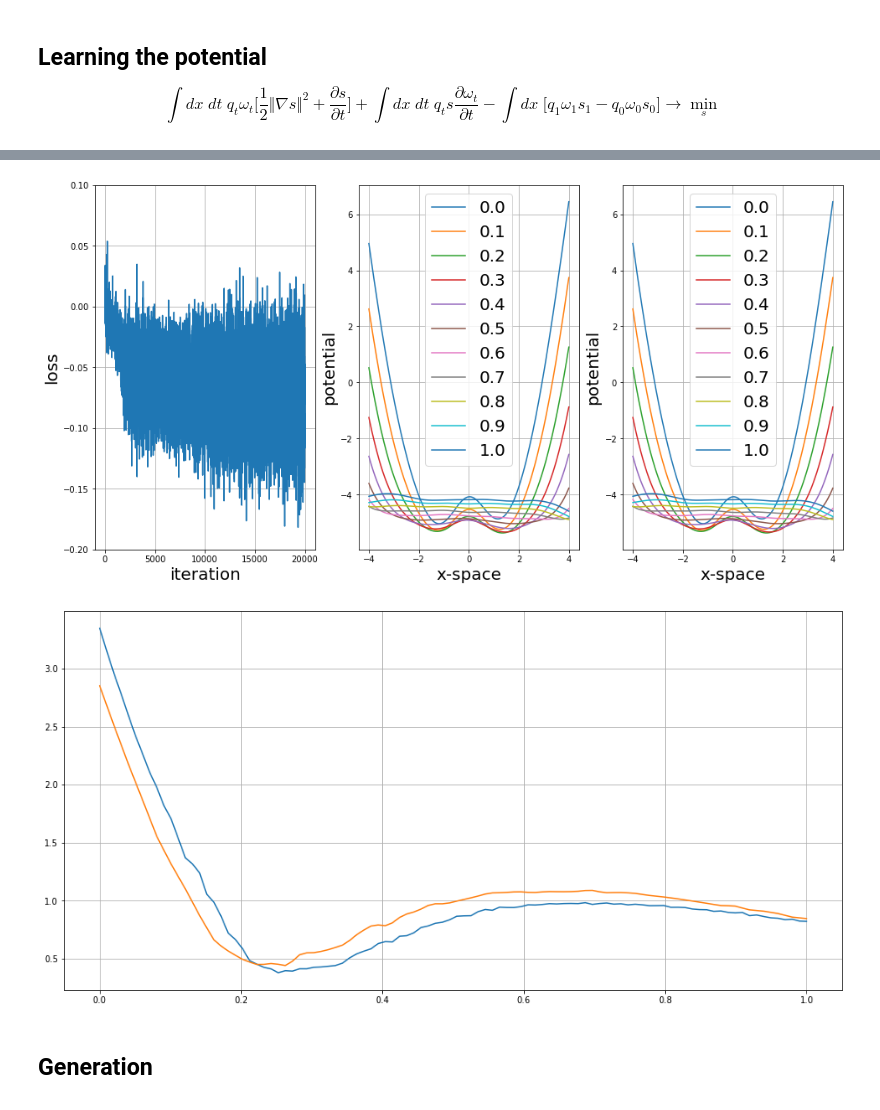
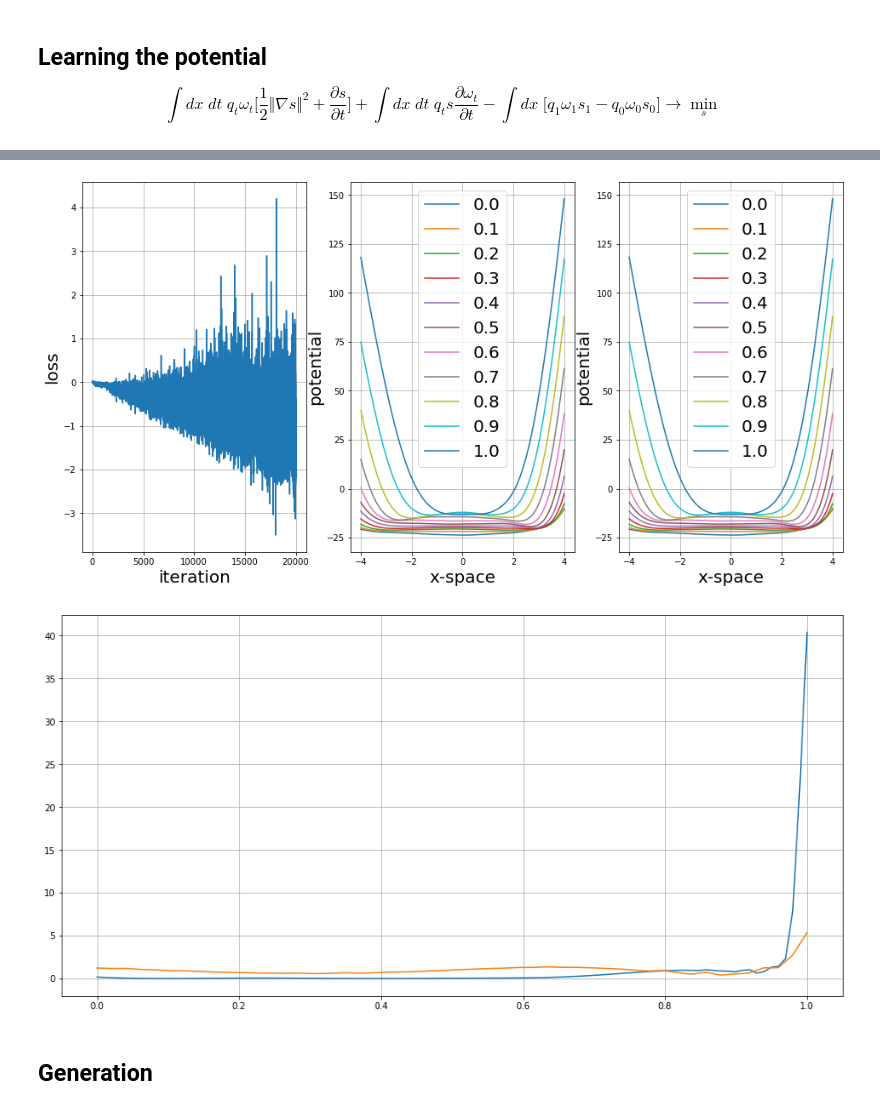
Before and after one commit to necludov/action-matching-pytorch, a Jupyter notebook: notebooks/VP-DDPM.ipynb, the cells around one changed output, grey strips where cells are left out. Saved outputs shown, nothing was run; the diff lists cells and outputs as text; code cells hidden in the pictures.

```diff
--- a/notebooks/VP-DDPM.ipynb
+++ b/notebooks/VP-DDPM.ipynb
@@ -67,21 +82,4 @@ $$\int dx\;dt\;q_t\omega_t\bigg[\frac{1}{2}\Vert\nabla s\Vert^2 + \frac{\partial
 # %%
 net = toynet.SmallMLP().to(device)
 s = get_s(net, 'generic')
-loss_AM = AdaptiveLoss()
+loss_AM = AdaptiveLoss(alpha=1e-2)
-# %%
-torch.manual_seed(1)
-
-optimizer = optim.Adam(net.parameters(), lr=1e-4, betas=(.9, .999))
-n_iter = 20000
-n_samples = 512
-losses = np.zeros(n_iter)
-for i in range(n_iter):
-    for p in net.parameters(): p.grad = None
-
-    x = data[torch.randperm(data.shape[0])[:n_samples]]
-    loss = loss_AM.get_loss(s, x, q_t)
-    loss.backward()
-    optimizer.step()
-    losses[i] = loss.detach().cpu().numpy()
-    if (i % 2000) == 0:
-        print('iteration: %d, loss: %.3e' % (i,losses[i]))
@@ -98,0 +86,17 @@ iteration: 18000, loss: -5.186e-02
+# %%
+torch.manual_seed(1)
+
+optimizer = optim.Adam(net.parameters(), lr=1e-4, betas=(.9, .999))
+n_iter = 20000
+n_samples = 512
+losses = np.zeros(n_iter)
+for i in range(n_iter):
+    for p in net.parameters(): p.grad = None
+
+    x = data[torch.randperm(data.shape[0])[:n_samples]]
+    loss = loss_AM.get_loss(s, x, q_t, w, dwdt)
+    loss.backward()
+    optimizer.step()
+    losses[i] = loss.detach().cpu().numpy()
+    if (i % 2000) == 0:
+        print('iteration: %d, loss: %.3e' % (i,losses[i]))
@@ -99,35 +114,35 @@ iteration: 18000, loss: -5.186e-02
 # %%
 fs = 20
 
 figsize(16,8)
 plt.subplot(131)
 plt.plot(losses)
-plt.ylim(-0.2,0.1)
+# plt.ylim(-0.2,0.1)
 plt.xlabel('iteration', fontsize=fs)
 plt.ylabel('loss', fontsize=fs)
 plt.grid()
 plt.subplot(132)
 n_points = 200
 for i in range(11):
     x = torch.linspace(-4,4,n_points).view(-1,1).to(device)
     t = i/10*torch.ones([n_points,1]).to(device)
     plt.plot(x.cpu().numpy(), s(t,x).detach().cpu().numpy(), label='%.1f' % (i/10))
 plt.xlabel('x-space', fontsize=fs)
 plt.ylabel('potential', fontsize=fs)
 plt.legend(fontsize=fs)
 plt.grid()
 plt.subplot(133)
 n_points = 200
 for i in range(11):
     x = torch.linspace(-4,4,n_points).view(-1,1).to(device)
     t = i/10*torch.ones([n_points,1]).to(device)
     plt.plot(x.cpu().numpy(), net(t,x).detach().cpu().numpy(), label='%.1f' % (i/10))
 plt.xlabel('x-space', fontsize=fs)
 plt.ylabel('potential', fontsize=fs)
 plt.legend(fontsize=fs)
 plt.grid()
 # %% [output]
-[figure, old version]
+[figure, new version]
 # %%
 times = torch.linspace(0,1,100).to(device)
 kinetic = torch.zeros_like(times).cpu()
@@ -141,12 +156,12 @@ for i,t in enumerate(times):
     kinetic[i] = 0.5*(dsdx**2).sum(1).mean().cpu()
     time_der[i] = torch.abs(0.5*(dsdx**2).sum(1) + dsdt.sum(1)).mean().cpu()
 # %%
-plt.plot(times.cpu(), time_der/time_der.mean())
+plt.plot(times.cpu(), kinetic/kinetic.mean())
 plt.plot(times.cpu(), loss_AM.fw(times.cpu()))
 # plt.plot(times.cpu(), torch.sqrt(kinetic)*loss_AM.fw(times.cpu()))
 plt.grid()
 # %% [output]
-[figure, old version]
+[figure, new version]
 # %% [markdown]
 ## Generation
 # %%
```
Also changed, not shown: parts of 6 cells of this notebook, 10 other files.
